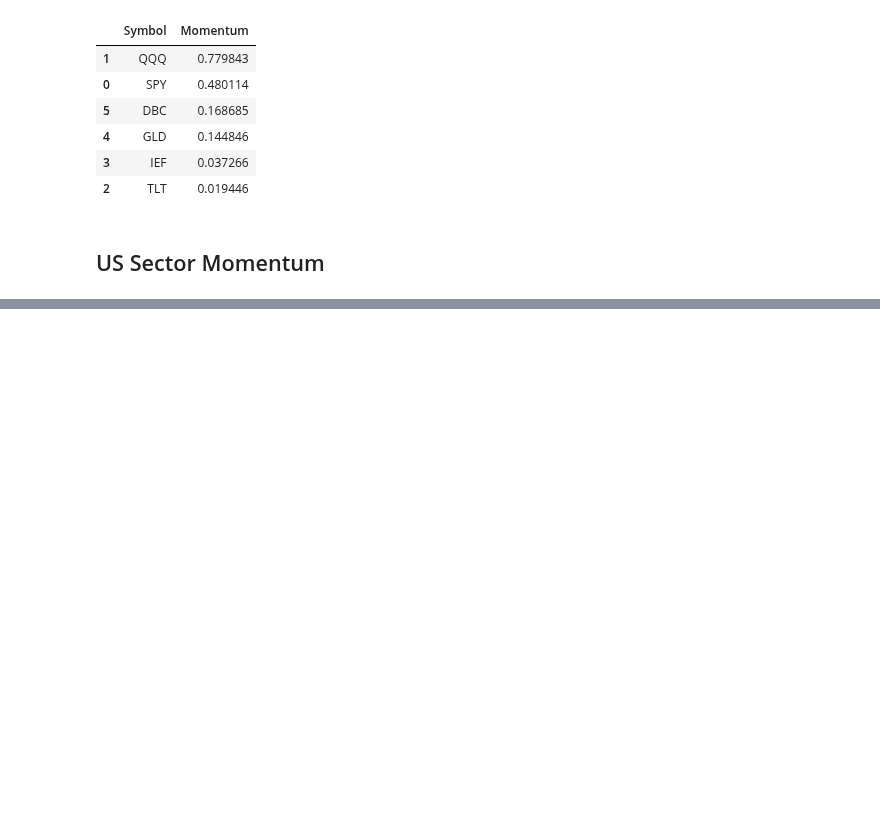
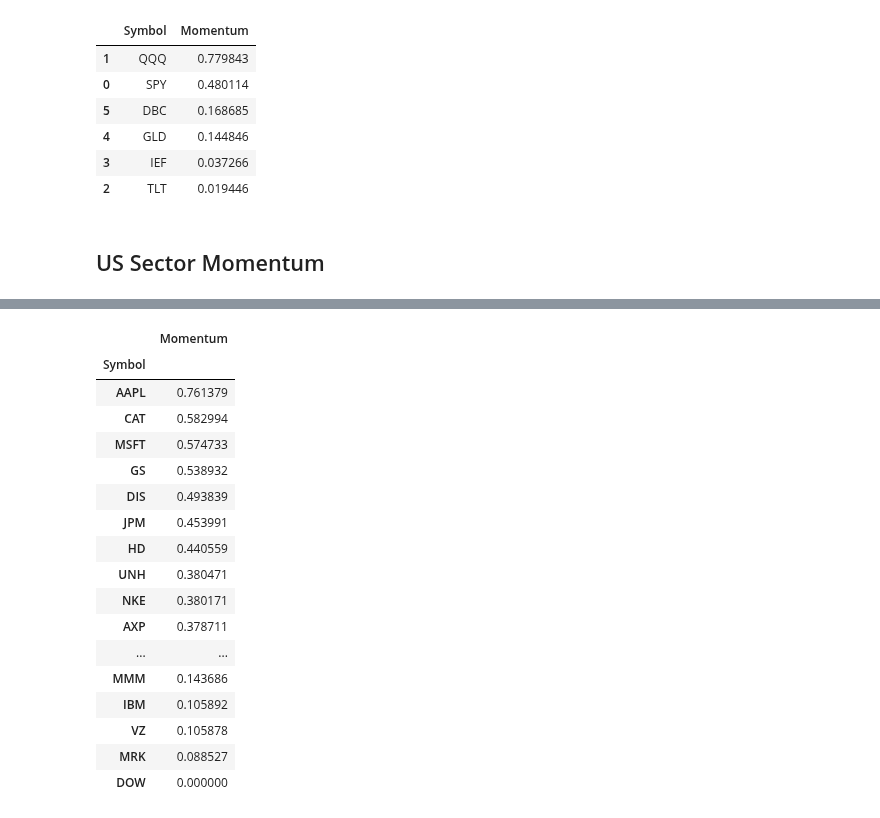
Before and after one commit to eshinhw/quant-portfolio-visualizer, a Jupyter notebook: Questrade Portfolio Manager.ipynb, the cells around one changed output, grey strips where cells are left out. Saved outputs shown, nothing was run; the diff lists cells and outputs as text; code cells hidden in the pictures; blank space fills up the shorter version.

```diff
--- a/Questrade Portfolio Manager.ipynb
+++ b/Questrade Portfolio Manager.ipynb
@@ -128,0 +190,22 @@ sector_df.sort_values(by='Momentum', inplace=True, ascending=False)
+# %%
+df = df.sort_values(by='Momentum', ascending=False)
+df
+# %% [output]
+|  | Momentum |
+| Symbol |  |
+| AAPL | 0.761379 |
+| CAT | 0.582994 |
+| MSFT | 0.574733 |
+| GS | 0.538932 |
+| DIS | 0.493839 |
+| JPM | 0.453991 |
+| HD | 0.440559 |
+| UNH | 0.380471 |
+| NKE | 0.380171 |
+| AXP | 0.378711 |
+| ... | ... |
+| MMM | 0.143686 |
+| IBM | 0.105892 |
+| VZ | 0.105878 |
+| MRK | 0.088527 |
+| DOW | 0.000000 |
```
Also changed, not shown: parts of 10 cells of this notebook, 2 other files.
